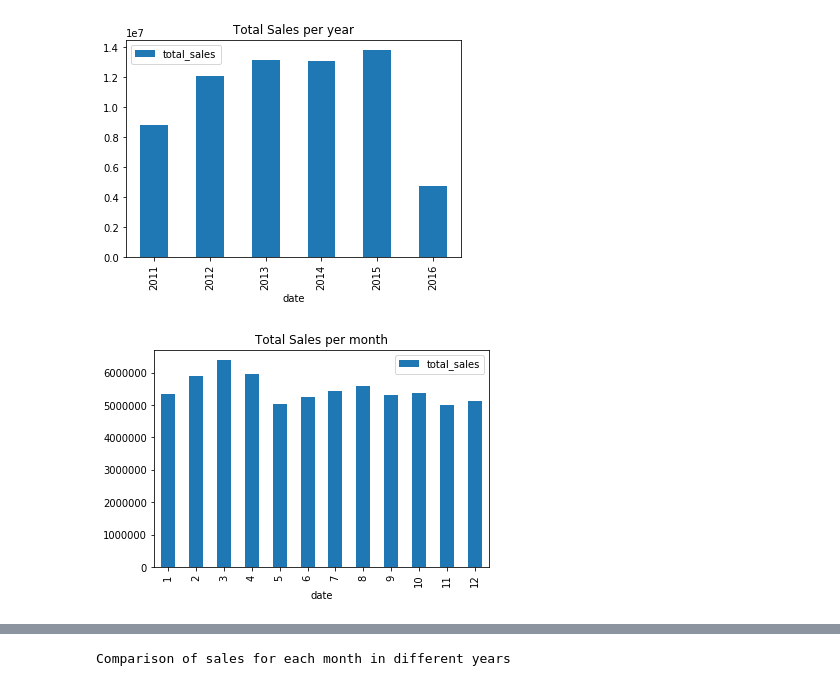
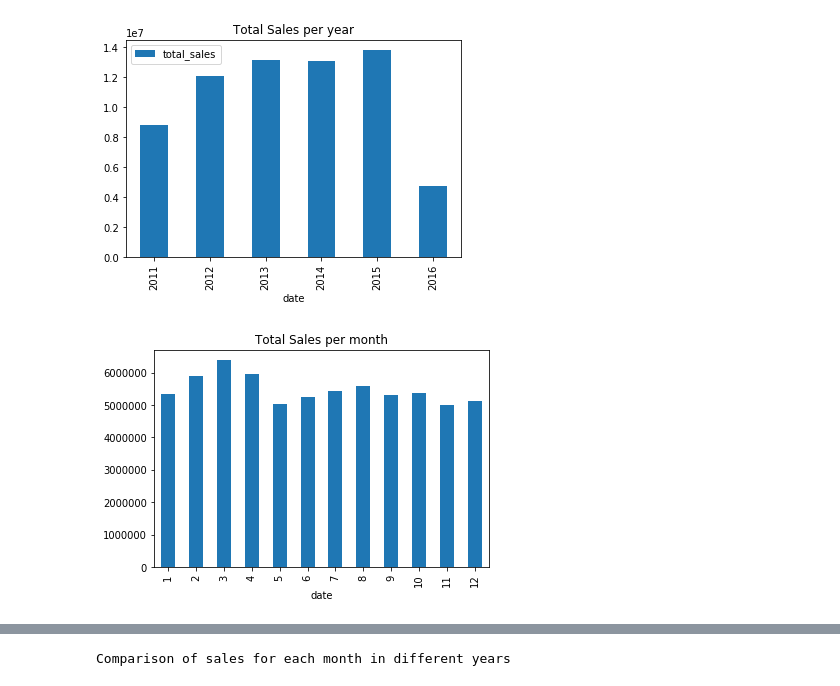
Before and after one commit to rka97/BigDataM5Project, a Jupyter notebook: code/data_exploration.ipynb, the cells around one changed output, grey strips where cells are left out. Saved outputs shown, nothing was run; the diff lists cells and outputs as text; code cells hidden in the pictures.

```diff
--- a/code/data_exploration.ipynb
+++ b/code/data_exploration.ipynb
@@ -154,7 +155,7 @@ SNAP days for each month across the years for all the states
 # %% [markdown]
 ## Read and explore sales_train_validation.csv
 # %%
-sales = pd.read_csv('data/sales_train_validation.csv')
+sales = pd.read_csv('../data/sales_train_validation.csv')
 print("Sales Data Sample")
 sales.head()
 # %% [output]
@@ -410,8 +412,8 @@ plt.savefig("Total Sales per year.pdf", bbox_inches = 'tight')
 # %% [output]
 [figure]
 # %%
-sales_ts.groupby(sales_ts.index.month).sum().plot(kind = "bar")
+sales_ts.groupby(sales_ts.index.month).sum().plot(kind = "bar", legend = False)
 plt.title("Total Sales per month")
 plt.savefig("Total Sales per month.pdf", bbox_inches = 'tight')
 # %% [output]
-[figure, old version]
+[figure, new version]
```
Also changed, not shown: parts of 45 cells of this notebook, 53 other files.
